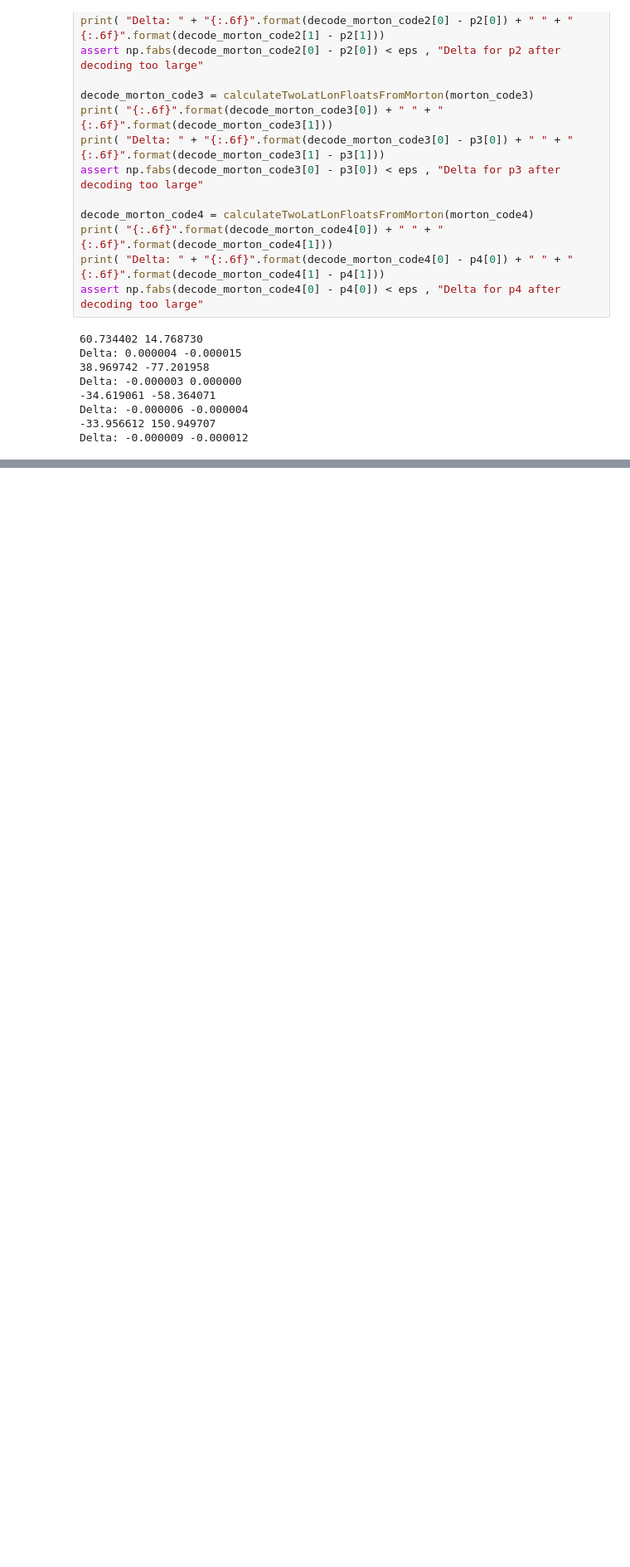
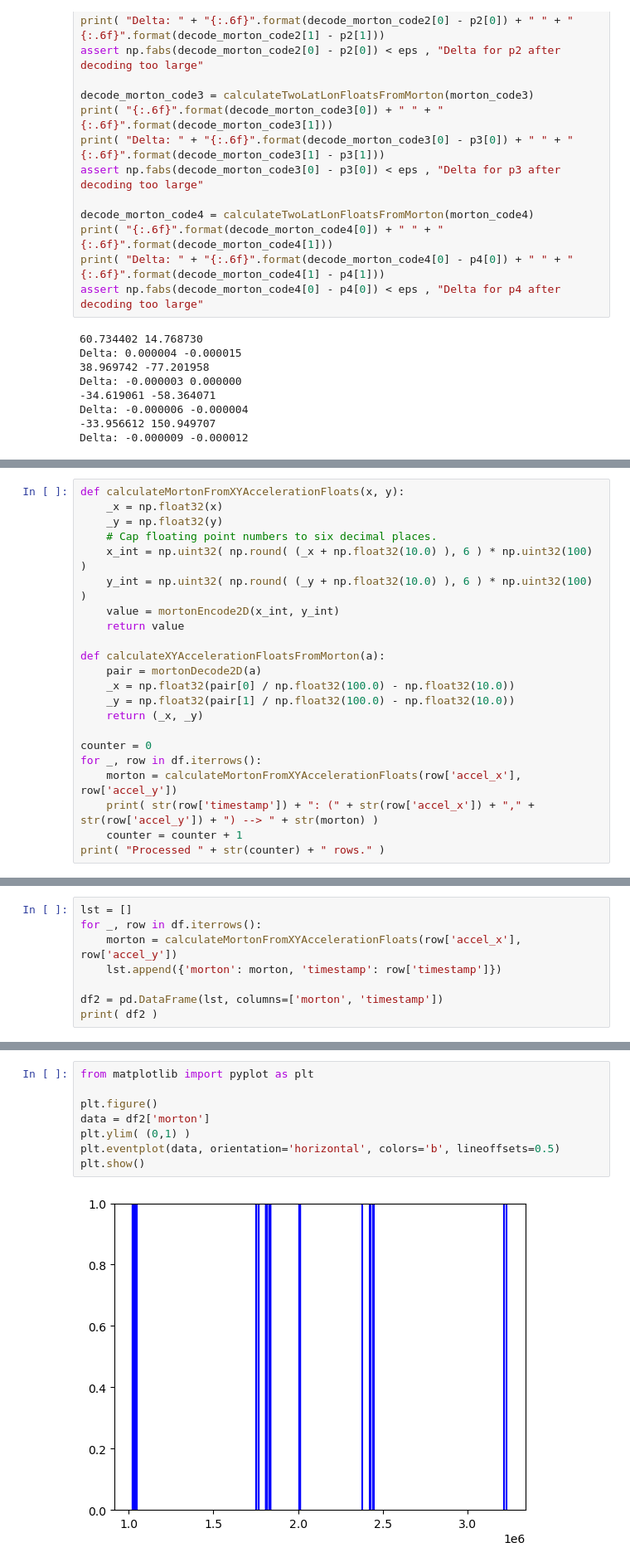
Before and after one commit to chrberger/sfc, a Jupyter notebook: IntroductionToAppliedEventDetection.ipynb, the cells around one changed output, grey strips where cells are left out. Shown at 83% size. Saved outputs shown, nothing was run; the diff lists cells and outputs as text; blank space fills up the shorter version.

```diff
--- a/IntroductionToAppliedEventDetection.ipynb
+++ b/IntroductionToAppliedEventDetection.ipynb
@@ -211,0 +285,22 @@ Delta: -0.000009 -0.000012
+# %%
+def calculateMortonFromXYAccelerationFloats(x, y):
+    _x = np.float32(x)
+    _y = np.float32(y)
+    # Cap floating point numbers to six decimal places.
+    x_int = np.uint32( np.round( (_x + np.float32(10.0) ), 6 ) * np.uint32(100) )
+    y_int = np.uint32( np.round( (_y + np.float32(10.0) ), 6 ) * np.uint32(100) )
+    value = mortonEncode2D(x_int, y_int)
+    return value
+
+def calculateXYAccelerationFloatsFromMorton(a):
+    pair = mortonDecode2D(a)
+    _x = np.float32(pair[0] / np.float32(100.0) - np.float32(10.0))
+    _y = np.float32(pair[1] / np.float32(100.0) - np.float32(10.0))
+    return (_x, _y)
+
+counter = 0
+for _, row in df.iterrows():
+    morton = calculateMortonFromXYAccelerationFloats(row['accel_x'], row['accel_y'])
+    print( str(row['timestamp']) + ": (" + str(row['accel_x']) + "," + str(row['accel_y']) + ") --> " + str(morton) )
+    counter = counter + 1
+print( "Processed " + str(counter) + " rows." )
@@ -211,0 +327,8 @@ Delta: -0.000009 -0.000012
+# %%
+lst = []
+for _, row in df.iterrows():
+    morton = calculateMortonFromXYAccelerationFloats(row['accel_x'], row['accel_y'])
+    lst.append({'morton': morton, 'timestamp': row['timestamp']})
+
+df2 = pd.DataFrame(lst, columns=['morton', 'timestamp'])
+print( df2 )
@@ -211,0 +352,10 @@ Delta: -0.000009 -0.000012
+# %%
+from matplotlib import pyplot as plt
+
+plt.figure()
+data = df2['morton']
+plt.ylim( (0,1) )
+plt.eventplot(data, orientation='horizontal', colors='b', lineoffsets=0.5)
+plt.show()
+# %% [output]
+[figure, added]
```
Also changed, not shown: parts of 34 cells of this notebook.
